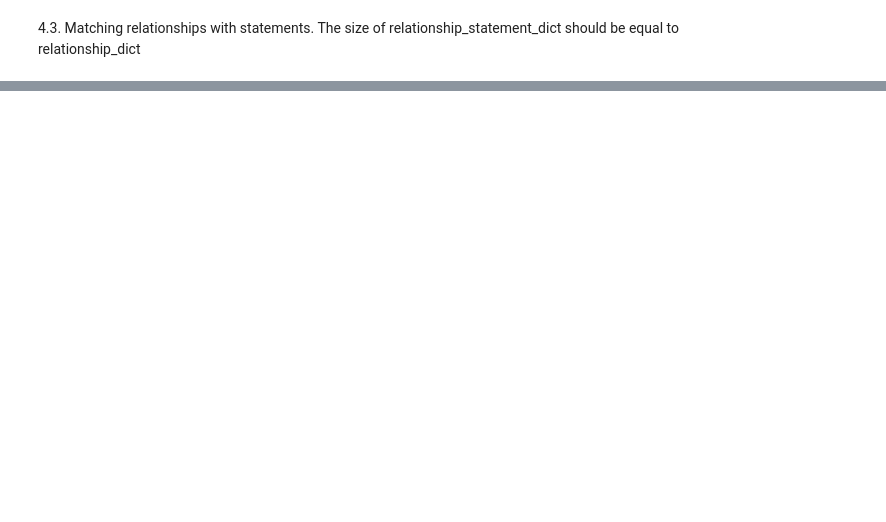
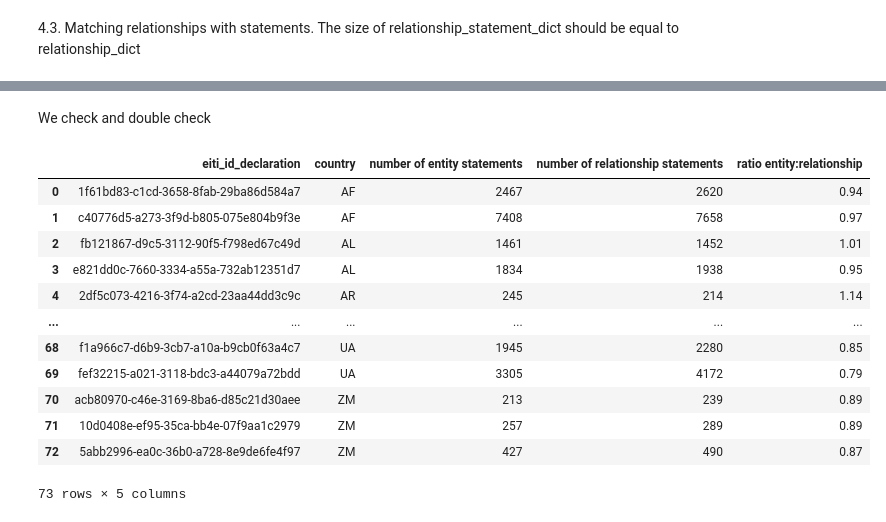
Before and after one commit to civicliteracies/EITI_SDT_data_verification_and_validation, a Jupyter notebook: 5_publish/1_test/eiti_bods_mapping.ipynb, the cells around one changed output, grey strips where cells are left out. Cells and saved outputs as stored; diff of their text form; code cells hidden in the pictures; blank space fills up the shorter version.

```diff
--- a/5_publish/1_test/eiti_bods_mapping.ipynb
+++ b/5_publish/1_test/eiti_bods_mapping.ipynb
@@ -723,0 +895,67 @@ print(f"Filtered entries saved to {output_file}")
+# %% [markdown]
+We check and double check
+# %%
+df_check2 = df_part5[['eiti_id_company','eiti_id_project','eiti_id_government','iso_alpha2_code','eiti_id_declaration']]
+
+# Initialize counters for entities and relationships
+entity_counts = defaultdict(lambda: {'count': 0, 'country': None})
+relationship_counts = defaultdict(lambda: {'count': 0, 'country': None})
+
+# Iterate over all rows directly
+for index, row in df_check2.iterrows():
+    declaration = row['eiti_id_declaration']
+    country = row['iso_alpha2_code']
+
+    # Set the country for the declaration if not already set
+    if entity_counts[declaration]['country'] is None:
+        entity_counts[declaration]['country'] = country
+    if relationship_counts[declaration]['country'] is None:
+        relationship_counts[declaration]['country'] = country
+
+    # Count entities
+    if pd.notna(row['eiti_id_company']):
+        entity_counts[declaration]['count'] += 1
+    if pd.notna(row['eiti_id_project']):
+        entity_counts[declaration]['count'] += 1
+    if pd.notna(row['eiti_id_government']):
+        entity_counts[declaration]['count'] += 1
+
+    # Count relationships
+    if pd.notna(row['iso_alpha2_code']) and pd.notna(row['eiti_id_government']):
+        relationship_counts[declaration]['count'] += 1
+    if pd.notna(row['eiti_id_government']) and pd.notna(row['eiti_id_company']):
+        relationship_counts[declaration]['count'] += 1
+    if pd.notna(row['eiti_id_company']) and pd.notna(row['eiti_id_project']):
+        relationship_counts[declaration]['count'] += 1
+    if pd.notna(row['eiti_id_government']) and pd.notna(row['eiti_id_project']):
+        relationship_counts[declaration]['count'] += 1
+
+# Prepare data for the DataFrame
+results = []
+
+for declaration in entity_counts:
+    entity_count = entity_counts[declaration]['count']
+    relationship_count = relationship_counts[declaration]['count']
+    country = entity_counts[declaration]['country']
+    ratio = round(entity_count / relationship_count, 2) if relationship_count > 0 else 0
+    results.append([declaration, country, entity_count, relationship_count, ratio])
+
+# Create the DataFrame
+results_df = pd.DataFrame(results, columns=['eiti_id_declaration', 'country', 'number of entity statements', 'number of relationship statements', 'ratio entity:relationship'])
+
+# Print the DataFrame
+display(results_df)
+# %% [output]
+|  | eiti_id_declaration | country | number of entity statements | number of relationship statements | ratio entity:relationship |
+| 0 | 1f61bd83-c1cd-3658-8fab-29ba86d584a7 | AF | 2467 | 2620 | 0.94 |
+| 1 | c40776d5-a273-3f9d-b805-075e804b9f3e | AF | 7408 | 7658 | 0.97 |
+| 2 | fb121867-d9c5-3112-90f5-f798ed67c49d | AL | 1461 | 1452 | 1.01 |
+| 3 | e821dd0c-7660-3334-a55a-732ab12351d7 | AL | 1834 | 1938 | 0.95 |
+| 4 | 2df5c073-4216-3f74-a2cd-23aa44dd3c9c | AR | 245 | 214 | 1.14 |
+| ... | ... | ... | ... | ... | ... |
+| 68 | f1a966c7-d6b9-3cb7-a10a-b9cb0f63a4c7 | UA | 1945 | 2280 | 0.85 |
+| 69 | fef32215-a021-3118-bdc3-a44079a72bdd | UA | 3305 | 4172 | 0.79 |
+| 70 | acb80970-c46e-3169-8ba6-d85c21d30aee | ZM | 213 | 239 | 0.89 |
+| 71 | 10d0408e-ef95-35ca-bb4e-07f9aa1c2979 | ZM | 257 | 289 | 0.89 |
+| 72 | 5abb2996-ea0c-36b0-a728-8e9de6fe4f97 | ZM | 427 | 490 | 0.87 |
+73 rows × 5 columns
```
Also changed, not shown: parts of 29 cells of this notebook.
